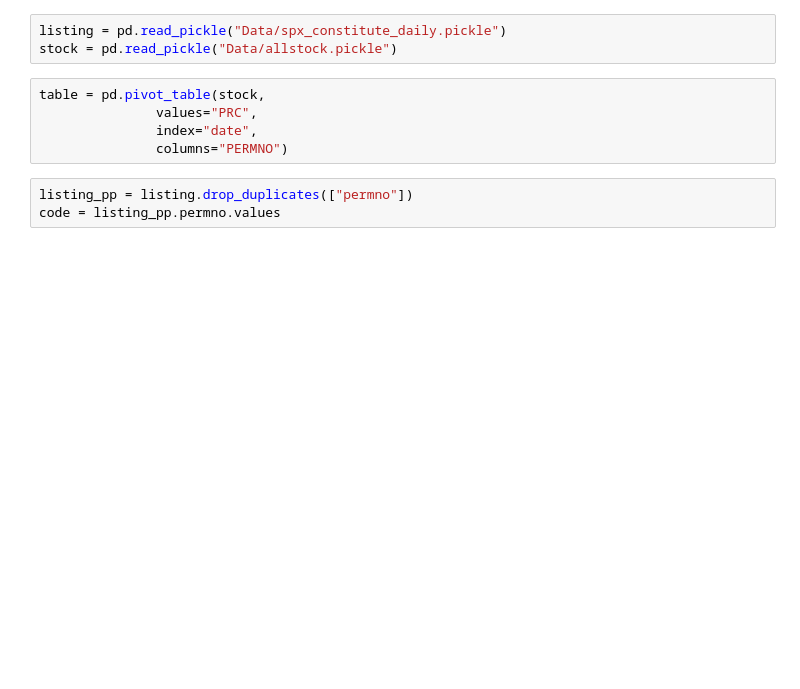
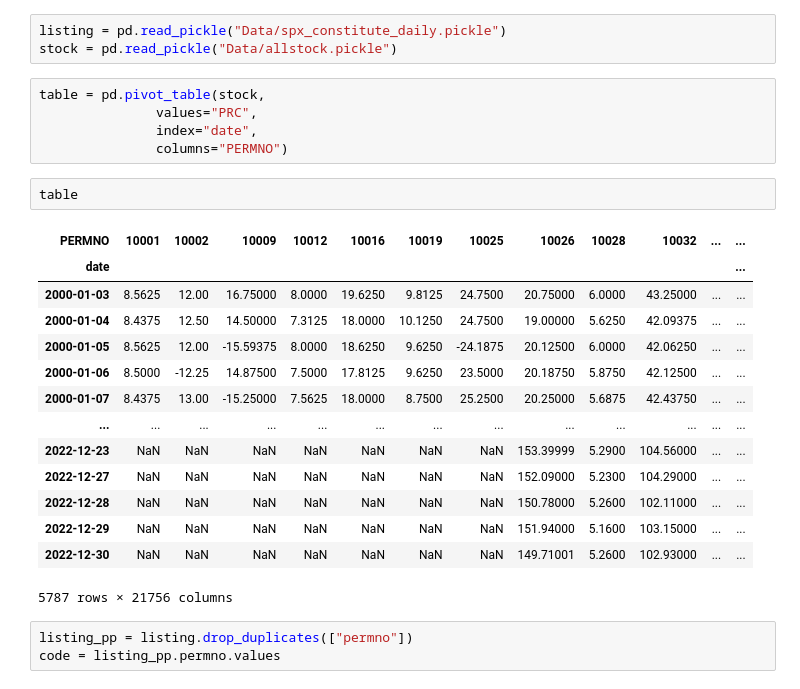
Before and after one commit to hoyeon1458/Portfolio-Optimization-2023-FR-Project-, a Jupyter notebook: make_sp500_index.ipynb, the cells around one changed output. Drawn from its saved outputs; the diff is of its cells as text; blank space fills up the shorter version.

```diff
--- a/make_sp500_index.ipynb
+++ b/make_sp500_index.ipynb
@@ -13,6 +13,23 @@ table = pd.pivot_table(stock,
                values="PRC",
                index="date",
                columns="PERMNO")
+# %%
+table
+# %% [output]
+| PERMNO | 10001 | 10002 | 10009 | 10012 | 10016 | 10019 | 10025 | 10026 | 10028 | 10032 | ... | ... |
+| date |  |  |  |  |  |  |  |  |  |  |  | ... |
+| 2000-01-03 | 8.5625 | 12.00 | 16.75000 | 8.0000 | 19.6250 | 9.8125 | 24.7500 | 20.75000 | 6.0000 | 43.25000 | ... | ... |
+| 2000-01-04 | 8.4375 | 12.50 | 14.50000 | 7.3125 | 18.0000 | 10.1250 | 24.7500 | 19.00000 | 5.6250 | 42.09375 | ... | ... |
+| 2000-01-05 | 8.5625 | 12.00 | -15.59375 | 8.0000 | 18.6250 | 9.6250 | -24.1875 | 20.12500 | 6.0000 | 42.06250 | ... | ... |
+| 2000-01-06 | 8.5000 | -12.25 | 14.87500 | 7.5000 | 17.8125 | 9.6250 | 23.5000 | 20.18750 | 5.8750 | 42.12500 | ... | ... |
+| 2000-01-07 | 8.4375 | 13.00 | -15.25000 | 7.5625 | 18.0000 | 8.7500 | 25.2500 | 20.25000 | 5.6875 | 42.43750 | ... | ... |
+| ... | ... | ... | ... | ... | ... | ... | ... | ... | ... | ... | ... | ... |
+| 2022-12-23 | NaN | NaN | NaN | NaN | NaN | NaN | NaN | 153.39999 | 5.2900 | 104.56000 | ... | ... |
+| 2022-12-27 | NaN | NaN | NaN | NaN | NaN | NaN | NaN | 152.09000 | 5.2300 | 104.29000 | ... | ... |
+| 2022-12-28 | NaN | NaN | NaN | NaN | NaN | NaN | NaN | 150.78000 | 5.2600 | 102.11000 | ... | ... |
+| 2022-12-29 | NaN | NaN | NaN | NaN | NaN | NaN | NaN | 151.94000 | 5.1600 | 103.15000 | ... | ... |
+| 2022-12-30 | NaN | NaN | NaN | NaN | NaN | NaN | NaN | 149.71001 | 5.2600 | 102.93000 | ... | ... |
+5787 rows × 21756 columns
 # %%
 listing_pp = listing.drop_duplicates(["permno"])
 code = listing_pp.permno.values
```
